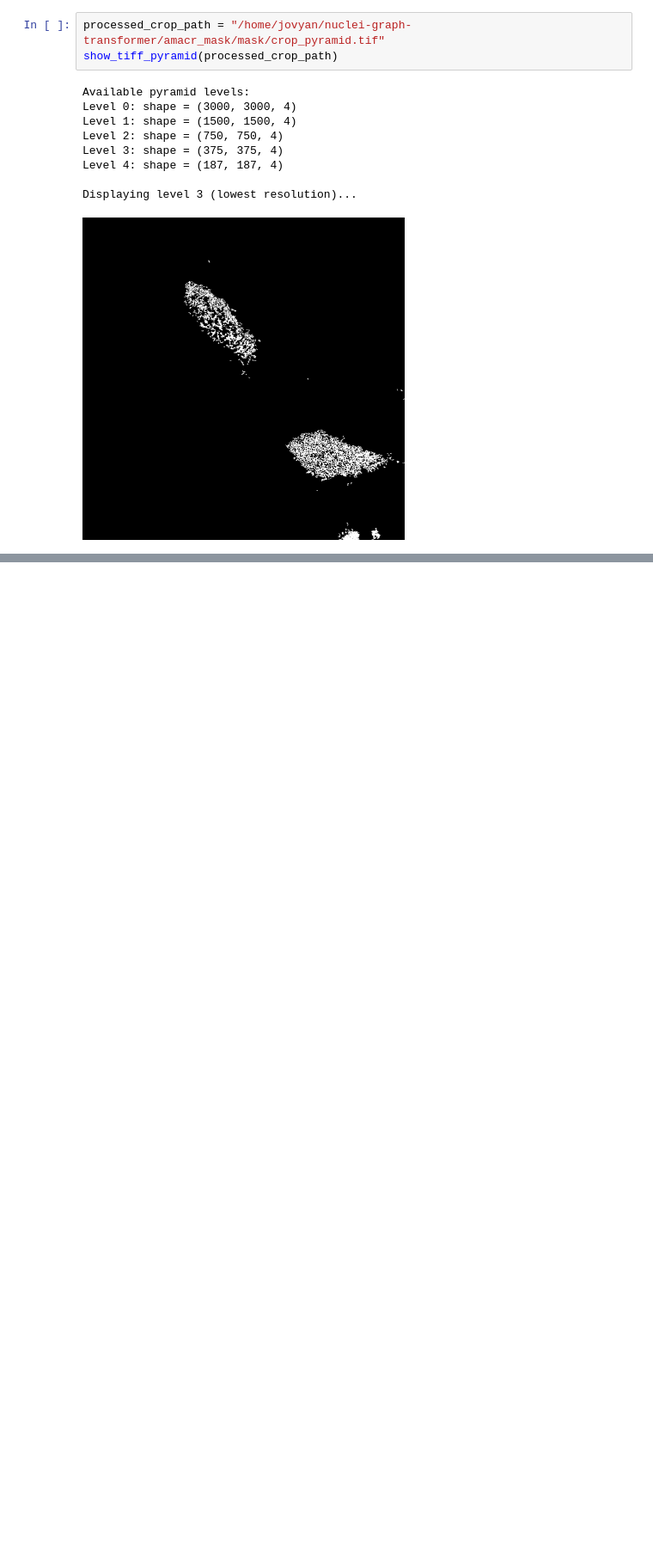
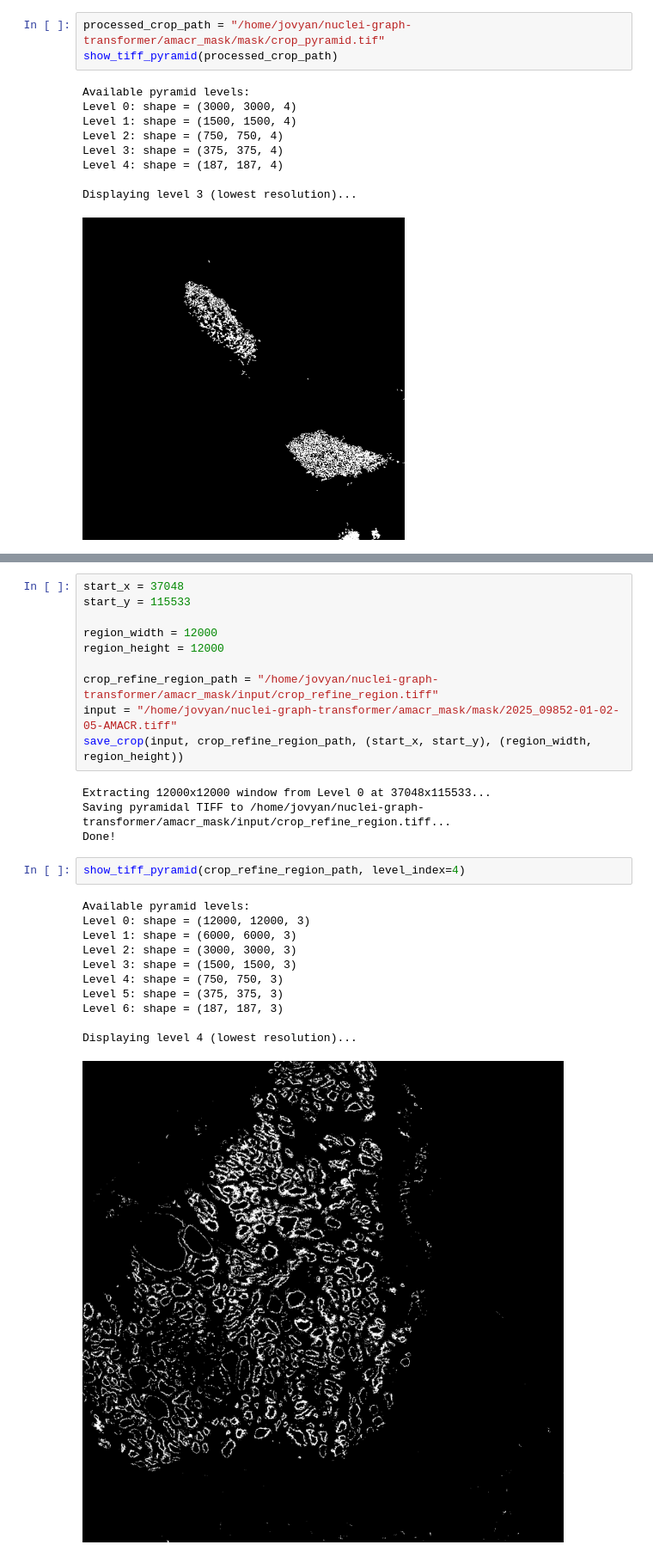
Before and after one commit to RationAI/nuclei-graph-transformer, a Jupyter notebook: amacr_mask/test.ipynb, the cells around one changed output, grey strips where cells are left out. Shown at 86% size. Drawn from its saved outputs; the diff is of its cells as text; blank space fills up the shorter version.

```diff
--- a/amacr_mask/test.ipynb
+++ b/amacr_mask/test.ipynb
@@ -118,0 +180,28 @@ Displaying level 3 (lowest resolution)...
+# %%
+start_x = 37048
+start_y = 115533
+
+region_width = 12000
+region_height = 12000
+
+crop_refine_region_path = "/home/jovyan/nuclei-graph-transformer/amacr_mask/input/crop_refine_region.tiff"
+input = "/home/jovyan/nuclei-graph-transformer/amacr_mask/mask/2025_09852-01-02-05-AMACR.tiff"
+save_crop(input, crop_refine_region_path, (start_x, start_y), (region_width, region_height))
+# %% [output]
+Extracting 12000x12000 window from Level 0 at 37048x115533...
+Saving pyramidal TIFF to /home/jovyan/nuclei-graph-transformer/amacr_mask/input/crop_refine_region.tiff...
+Done!
+# %%
+show_tiff_pyramid(crop_refine_region_path, level_index=4)
+# %% [output]
+Available pyramid levels:
+Level 0: shape = (12000, 12000, 3)
+Level 1: shape = (6000, 6000, 3)
+Level 2: shape = (3000, 3000, 3)
+Level 3: shape = (1500, 1500, 3)
+Level 4: shape = (750, 750, 3)
+Level 5: shape = (375, 375, 3)
+Level 6: shape = (187, 187, 3)
+
+Displaying level 4 (lowest resolution)...
+[figure, added]
```
Also changed, not shown: parts of 5 cells of this notebook, 3 other files.
